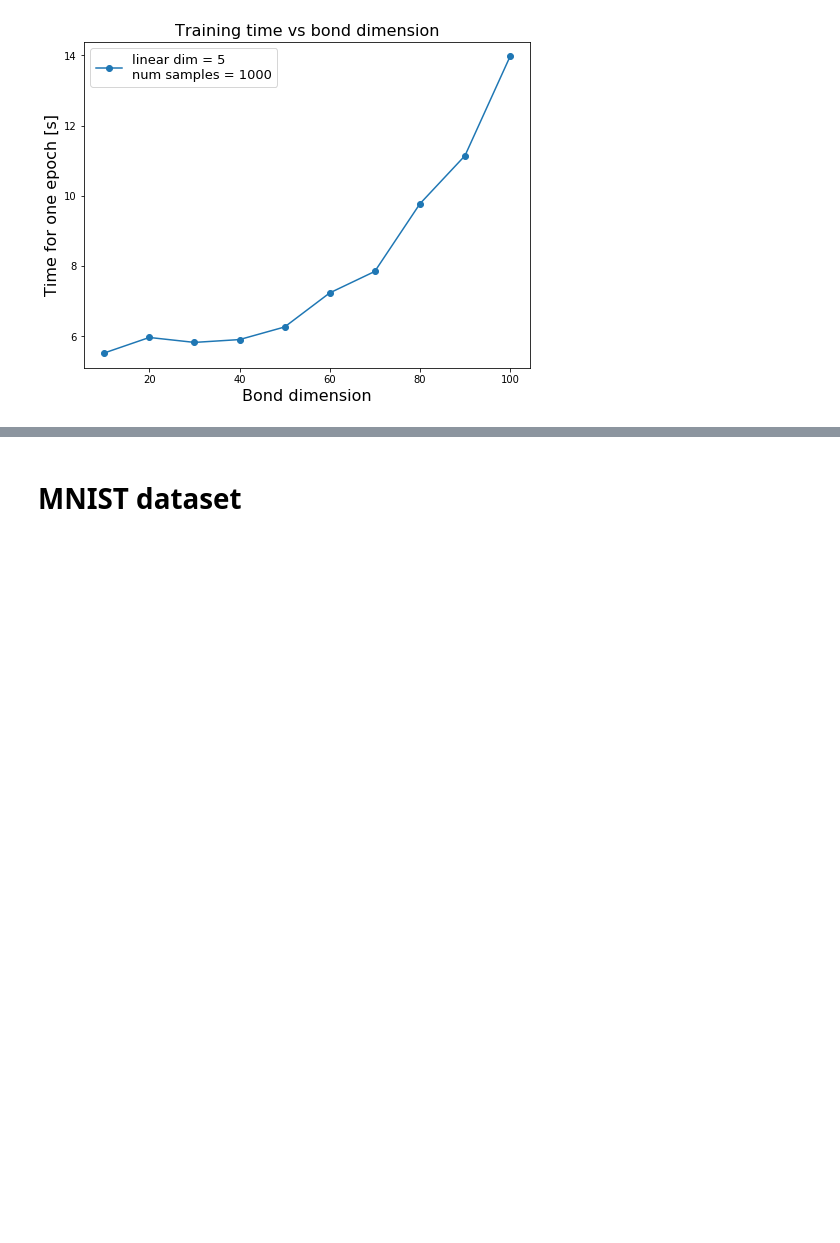
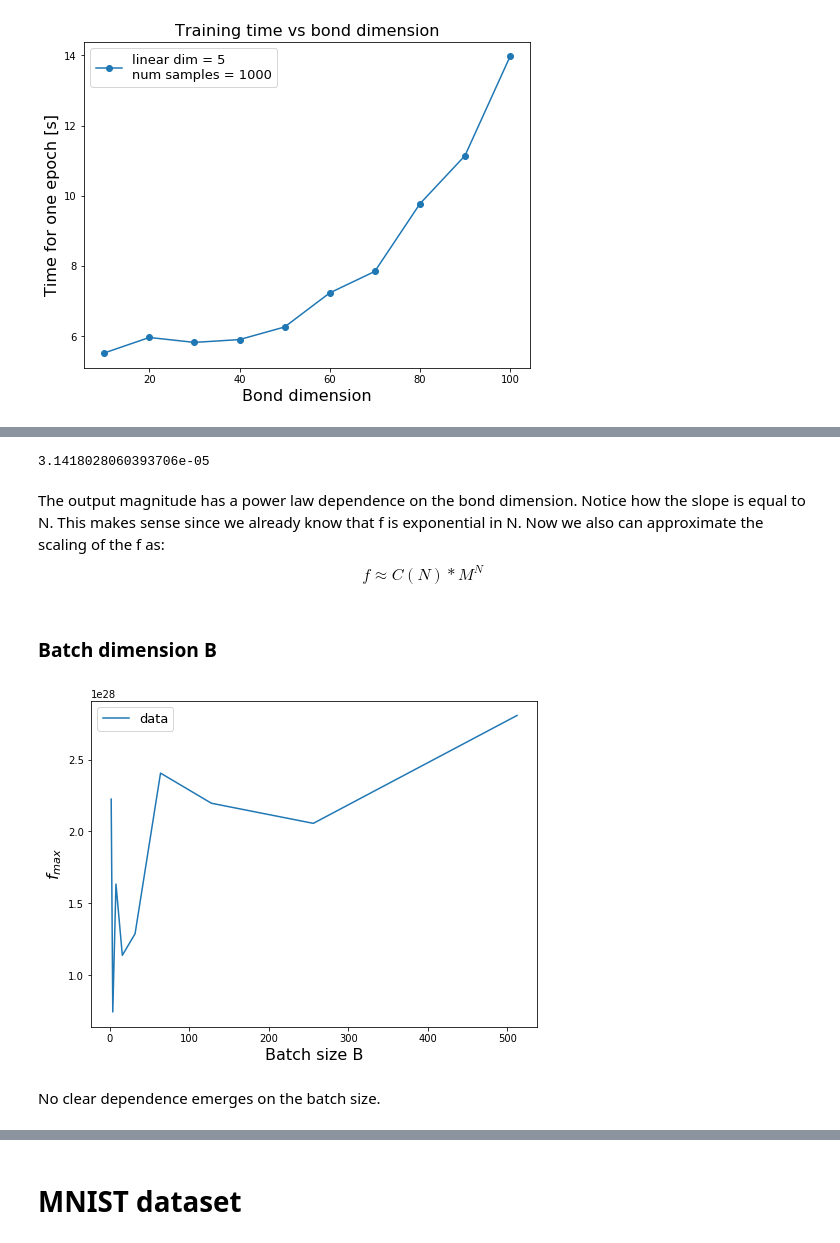
Before and after one commit to mango915/TensorNetworkForML, a Jupyter notebook: TensorNetwork/tn_test.ipynb, the cells around one changed output, grey strips where cells are left out. Cells and saved outputs as stored; diff of their text form; code cells hidden in the pictures; blank space fills up the shorter version.

```diff
--- a/TensorNetwork/tn_test.ipynb
+++ b/TensorNetwork/tn_test.ipynb
@@ -290,0 +506,42 @@ plt.show()
+# %%
+print(10**reg_M.intercept_)
+# %% [output]
+3.1418028060393706e-05
+# %% [markdown]
+The output magnitude has a power law dependence on the bond dimension. Notice how the slope is equal to N.
+This makes sense since we already know that f is exponential in N. Now we also can approximate the scaling of the f as:
+$$f \approx C(N)*M^N$$
+# %% [markdown]
+### Batch dimension B
+# %%
+M = 20
+n_samples = 1000
+linear_dim = 5
+
+train_batch_sizes = np.array([2**i for i in range(1,10)])
+# %%
+magnitude_batch_size = []
+for B in train_batch_sizes:
+    (data, label) = gen.create_dataset(n_samples, sigma=0.7, linear_dim = linear_dim)
+    batch_size = {'train_batch_size': int(B), 'val_batch_size':128, 'test_batch_size':128}
+    train_loader, val_loader, test_loader = prepare_dataset(data, label, 0.8, 0.2, **batch_size)
+
+    # independent from the number of samples
+    net = tn.Network(N=linear_dim**2, M=M, L=2)
+
+    batch = next(iter(train_loader))
+    X = np.array([batch[i][0] for i in range(len(batch))])
+    f = net.forward(X)
+    f_max = np.abs(f.elem).max()
+    magnitude_batch_size.append(f_max)
+# %%
+plt.figure(figsize=(8,6))
+plt.plot(train_batch_sizes, magnitude_batch_size, label = 'data')
+plt.ylabel(r'$f_{max}$', fontsize = 16)
+plt.xlabel('Batch size B', fontsize = 16)
+plt.legend(fontsize=13)
+plt.show()
+# %% [output]
+[figure, added]
+# %% [markdown]
+No clear dependence emerges on the batch size.
```
Also changed, not shown: parts of 47 cells of this notebook, 1 other file.
